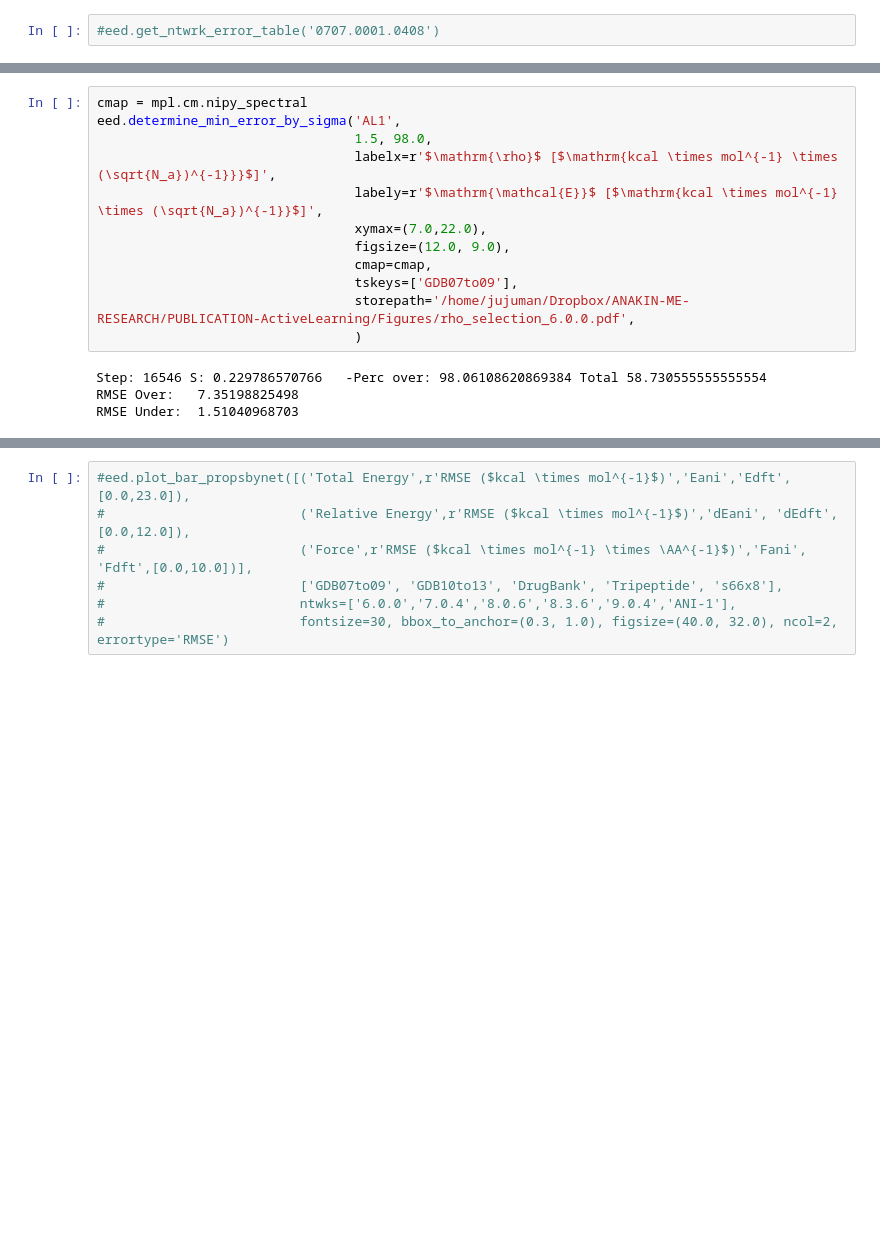
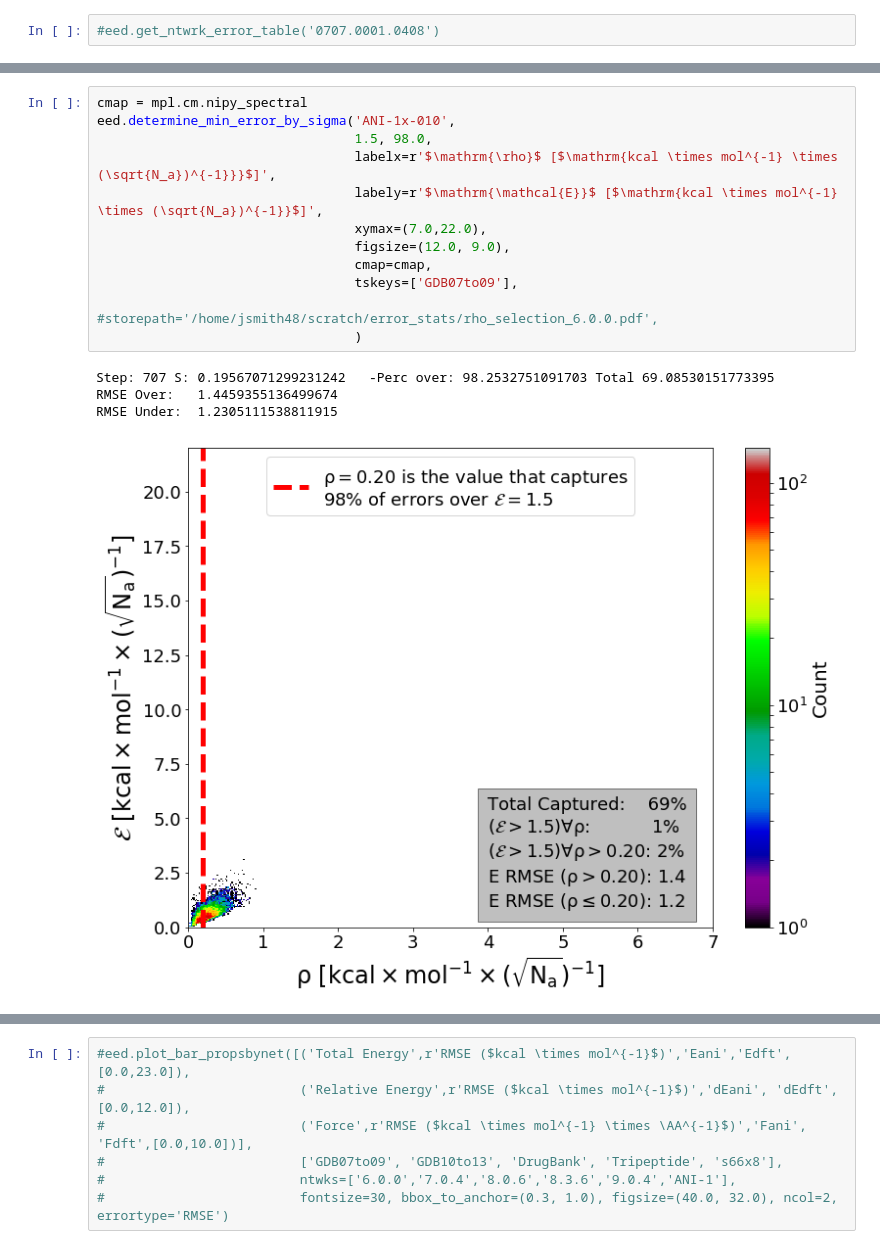
Before and after one commit to Jussmith01/ANI-Tools, a Jupyter notebook: notebooks/evaluate_tsdata.ipynb, the cells around one changed output, grey strips where cells are left out. Cells and saved outputs as stored; diff of their text form; blank space fills up the shorter version.

```diff
--- a/notebooks/evaluate_tsdata.ipynb
+++ b/notebooks/evaluate_tsdata.ipynb
@@ -123,19 +131,20 @@ writer.save()
 # %%
 cmap = mpl.cm.nipy_spectral
-eed.determine_min_error_by_sigma('AL1',
+eed.determine_min_error_by_sigma('ANI-1x-010',
                                  1.5, 98.0,
                                  labelx=r'$\mathrm{\rho}$ [$\mathrm{kcal \times mol^{-1} \times (\sqrt{N_a})^{-1}}}$]',
                                  labely=r'$\mathrm{\mathcal{E}}$ [$\mathrm{kcal \times mol^{-1} \times (\sqrt{N_a})^{-1}}$]',
                                  xymax=(7.0,22.0),
                                  figsize=(12.0, 9.0),
                                  cmap=cmap,
                                  tskeys=['GDB07to09'],
-                                 storepath='/home/jujuman/Dropbox/ANAKIN-ME-RESEARCH/PUBLICATION-ActiveLearning/Figures/rho_selection_6.0.0.pdf',
+                                 #storepath='/home/jsmith48/scratch/error_stats/rho_selection_6.0.0.pdf',
                                  )
 # %% [output]
-Step: 16546 S: 0.229786570766   -Perc over: 98.06108620869384 Total 58.730555555555554
-RMSE Over:   7.35198825498
-RMSE Under:  1.51040968703
+Step: 707 S: 0.19567071299231242   -Perc over: 98.2532751091703 Total 69.08530151773395
+RMSE Over:   1.4459355136499674
+RMSE Under:  1.2305111538811915
+[figure, added]
 # %%
 print(eed.get_net_keys())
 #print(eed.get_size("9.0.5","MDBenchmark"))
```
Also changed, not shown: parts of 10 cells of this notebook, 6 other files.
